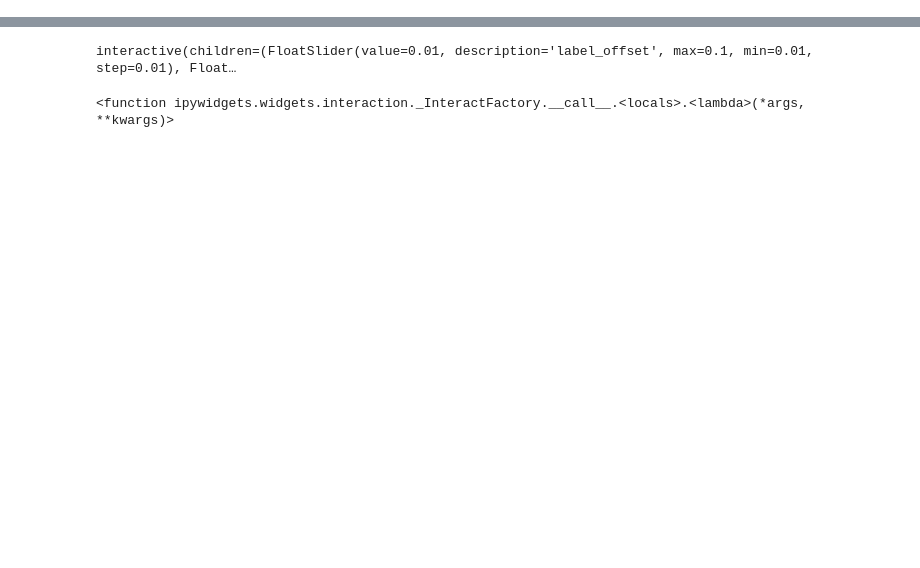
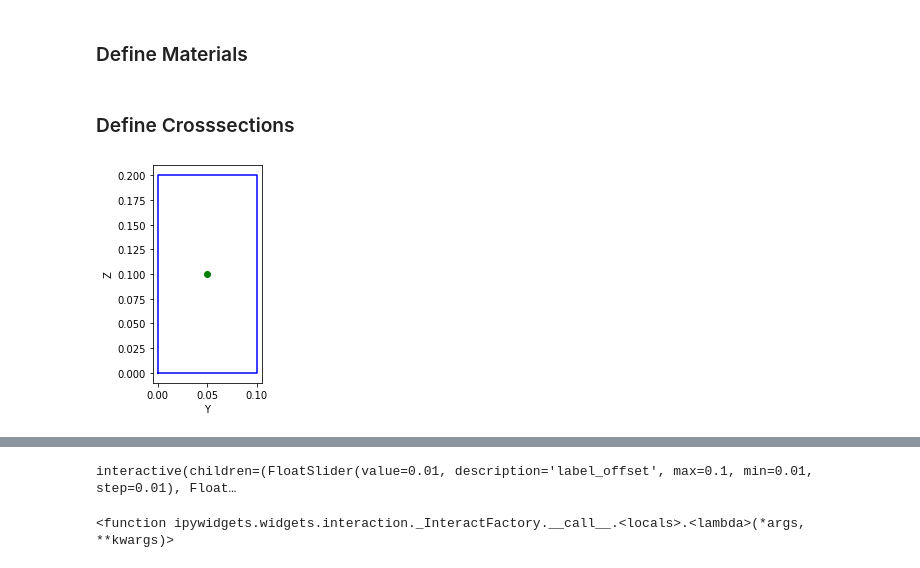
Before and after one commit to wrangelvid/pyFrame, a Jupyter notebook: Examples/ElevatingBed.ipynb, the cells around one changed output, grey strips where cells are left out. Saved outputs shown, nothing was run; the diff lists cells and outputs as text; code cells hidden in the pictures; blank space fills up the shorter version.

Commit message:
added crosssection and material objects

```diff
--- a/Examples/ElevatingBed.ipynb
+++ b/Examples/ElevatingBed.ipynb
@@ -3,3 +3,5 @@ from pyFrame import Frame
 import ipywidgets as widgets
 # %%
 BedFrame = Frame.Frame()
+# %% [markdown]
+### Define Materials
@@ -5,0 +13,2 @@ BedFrame = Frame.Frame()
+# %% [markdown]
+### Define Crosssections
@@ -5,0 +20,4 @@ BedFrame = Frame.Frame()
+# %%
+timber.plot()
+# %% [output]
+[figure, added]
```
Also changed, not shown: parts of 15 cells of this notebook, 3 other files.
